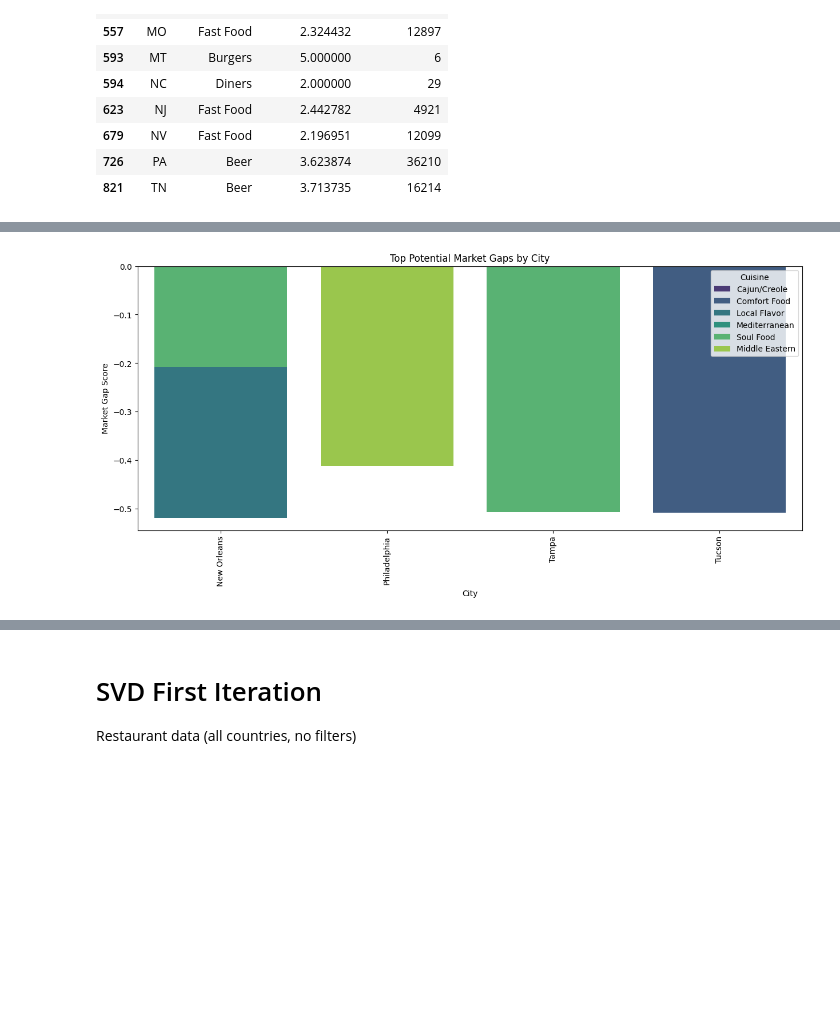
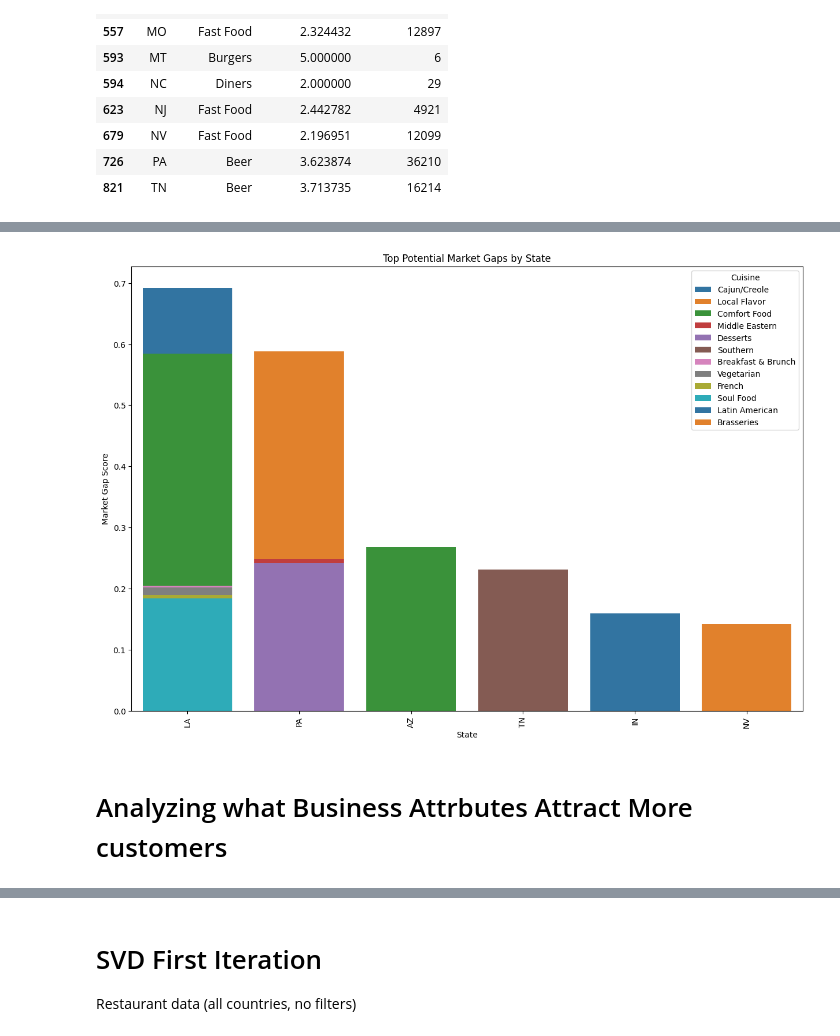
Before and after one commit to orethadomfeh/YelpGrowthInsights, a Jupyter notebook: code/model.ipynb, the cells around one changed output, grey strips where cells are left out. Drawn from its saved outputs; the diff is of its cells as text; code cells hidden in the pictures; blank space fills up the shorter version.

```diff
--- a/code/model.ipynb
+++ b/code/model.ipynb
@@ -804,4 +849,5 @@ sorted_summary.head()
 # %%
-filtered_summary = sorted_summary[~sorted_summary['cuisine_type'].isin(excluded_categories)]
-filtered_summary.head()
+state_cuisine_summary = sorted_summary[~sorted_summary['cuisine_type'].isin(excluded_categories)]
+state_cuisine_summary = state_cuisine_summary.rename(columns={'unique_businesses': 'restaurant_count'})
+state_cuisine_summary.head()
 # %% [output]
@@ -826,16 +860,16 @@ city_cuisine_summary.head()
 # %%
 # Normalize the total_reviews and restaurant_count columns:
-city_cuisine_summary['normalized_reviews'] = city_cuisine_summary['total_reviews'] / city_cuisine_summary['total_reviews'].max()
-city_cuisine_summary['normalized_restaurant_count'] = city_cuisine_summary['restaurant_count'] / city_cuisine_summary['restaurant_count'].max()
+state_cuisine_summary['normalized_reviews'] = state_cuisine_summary['total_reviews'] / state_cuisine_summary['total_reviews'].max()
+state_cuisine_summary['normalized_restaurant_count'] = state_cuisine_summary['restaurant_count'] / state_cuisine_summary['restaurant_count'].max()
 # %%
 # Calculate the market gap score by finding the difference between normalized_reviews and normalized_restaurant_count:
-city_cuisine_summary['market_gap_score'] = city_cuisine_summary['normalized_reviews'] - city_cuisine_summary['normalized_restaurant_count']
+state_cuisine_summary['market_gap_score'] = state_cuisine_summary['normalized_reviews'] - state_cuisine_summary['normalized_restaurant_count']
 
 #Sort the data by market_gap_score in descending order:
-sorted_gap_score = city_cuisine_summary.sort_values(by='market_gap_score', ascending=False)
+sorted_gap_score = state_cuisine_summary.sort_values(by='market_gap_score', ascending=False)
 # %%
 #Select the top N rows with the highest market_gap_score to identify potential market gaps:
-N = 10
+N = 15
 top_market_gaps = sorted_gap_score.head(N)
 # %%
 top_market_gaps
@@ -854,14 +893,16 @@ top_market_gaps
 # %%
-def create_gap_barplot(data, y_col, title, xlabel, ylabel, figsize=(15, 6)):
+def create_gap_barplot(data, y_col, title, xlabel, ylabel, figsize=(15, 10)):
     plt.figure(figsize=figsize)
-    sns.barplot(data=data, x='city', y=y_col, hue='cuisine_type', dodge=False, palette='viridis')
+    sns.barplot(data=data, x='state', y=y_col, hue='cuisine_type', dodge=False, palette='tab10')
     plt.title(title)
     plt.xlabel(xlabel)
     plt.ylabel(ylabel)
     plt.legend(title='Cuisine', loc='upper right')
     plt.xticks(rotation=90)
     plt.show()
 
-create_gap_barplot(top_market_gaps, 'market_gap_score', 'Top Potential Market Gaps by City', 'City', 'Market Gap Score')
+create_gap_barplot(top_market_gaps, 'market_gap_score', 'Top Potential Market Gaps by State', 'State', 'Market Gap Score')
 # %% [output]
-[figure, old version]
+[figure, new version]
+# %% [markdown]
+# Analyzing what Business Attrbutes Attract More customers
```
Also changed, not shown: parts of 28 cells of this notebook.
